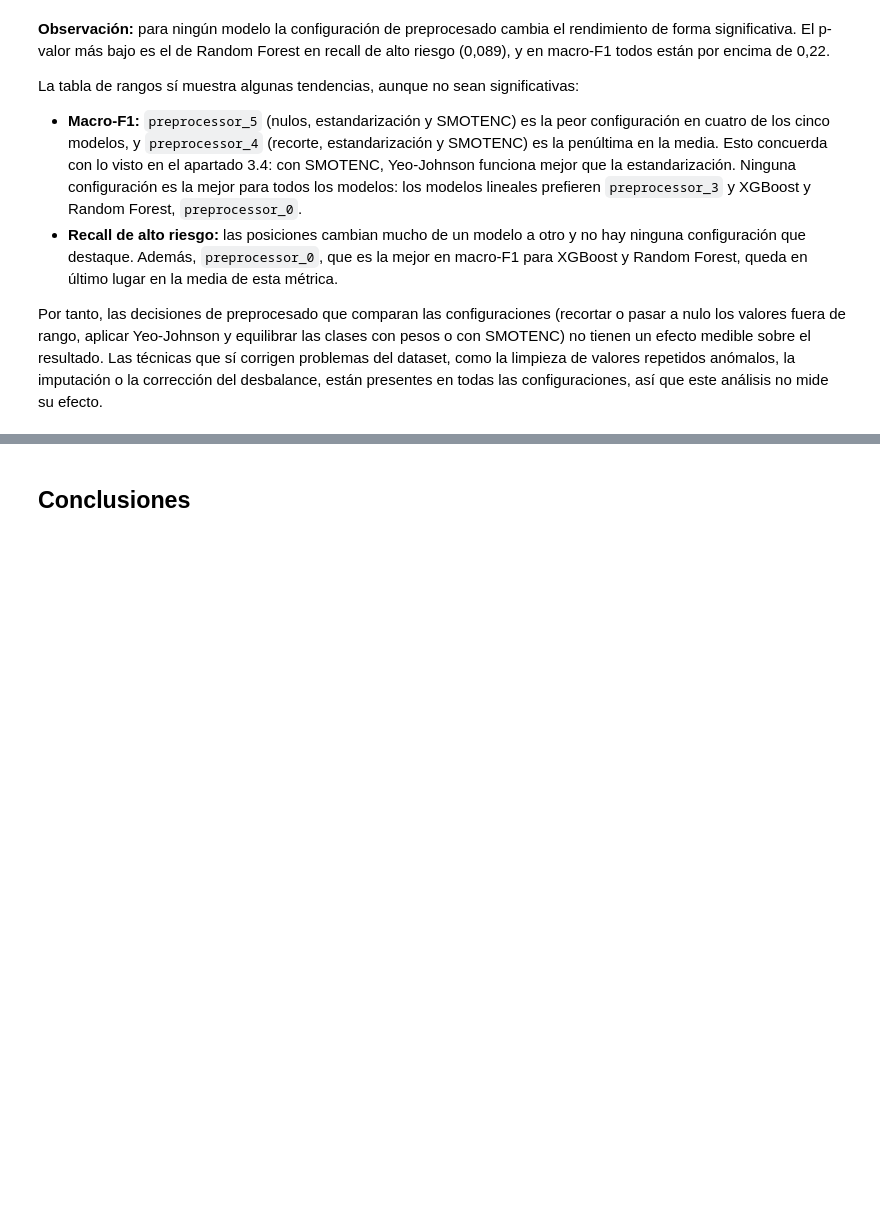
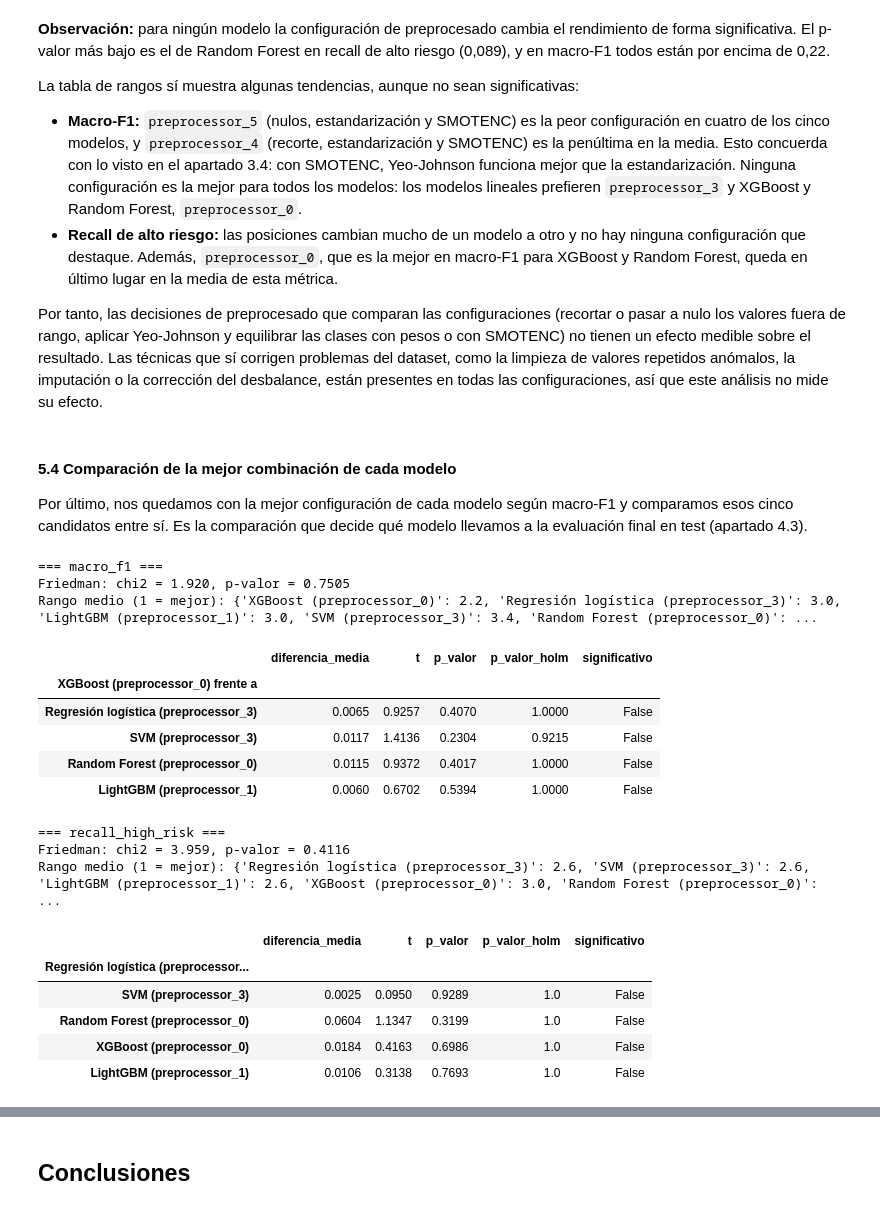
Before and after one commit to alberct96/ML-Entregable1, a Jupyter notebook: ML-Entregable1.ipynb, the cells around one changed output, grey strips where cells are left out. Cells and saved outputs as stored; diff of their text form; code cells hidden in the pictures; blank space fills up the shorter version.

Commit message:
test estadísticos: comparación de la mejor combinación de cada modelo

```diff
--- a/ML-Entregable1.ipynb
+++ b/ML-Entregable1.ipynb
@@ -2570,3 +2570,43 @@ La tabla de rangos sí muestra algunas tendencias, aunque no sean significativas
 - **Recall de alto riesgo:** las posiciones cambian mucho de un modelo a otro y no hay ninguna configuración que destaque. Además, `preprocessor_0`, que es la mejor en macro-F1 para XGBoost y Random Forest, queda en último lugar en la media de esta métrica.
 
 Por tanto, las decisiones de preprocesado que comparan las configuraciones (recortar o pasar a nulo los valores fuera de rango, aplicar Yeo-Johnson y equilibrar las clases con pesos o con SMOTENC) no tienen un efecto medible sobre el resultado. Las técnicas que sí corrigen problemas del dataset, como la limpieza de valores repetidos anómalos, la imputación o la corrección del desbalance, están presentes en todas las configuraciones, así que este análisis no mide su efecto.
+# %% [markdown]
+#### 5.4 Comparación de la mejor combinación de cada modelo
+
+Por último, nos quedamos con la mejor configuración de cada modelo según macro-F1 y comparamos esos cinco candidatos entre sí. Es la comparación que decide qué modelo llevamos a la evaluación final en test (apartado 4.3).
+# %%
+# Mejor configuración de cada modelo según su macro-F1 media
+best_config_by_model = {
+    model_name: max(preprocessors, key=lambda config: cv_fold_scores[(config, model_name)]["macro_f1"].mean())
+    for model_name in model_specs
+}
+
+for metric in ["macro_f1", "recall_high_risk"]:
+    scores = pd.DataFrame({
+        f"{model_name} ({config})": cv_fold_scores[(config, model_name)][metric].values
+        for model_name, config in best_config_by_model.items()
+    })
+    statistic, p_value, mean_ranks = friedman_test(scores)
+    print(f"=== {metric} ===")
+    print(f"Friedman: chi2 = {statistic:.3f}, p-valor = {p_value:.4f}")
+    print("Rango medio (1 = mejor):", mean_ranks.round(2).to_dict())
+    display(compare_with_best(scores).round(4))
+# %% [output]
+=== macro_f1 ===
+Friedman: chi2 = 1.920, p-valor = 0.7505
+Rango medio (1 = mejor): {'XGBoost (preprocessor_0)': 2.2, 'Regresión logística (preprocessor_3)': 3.0, 'LightGBM (preprocessor_1)': 3.0, 'SVM (preprocessor_3)': 3.4, 'Random Forest (preprocessor_0)': ...
+|  | diferencia_media | t | p_valor | p_valor_holm | significativo |
+| XGBoost (preprocessor_0) frente a |  |  |  |  |  |
+| Regresión logística (preprocessor_3) | 0.0065 | 0.9257 | 0.4070 | 1.0000 | False |
+| SVM (preprocessor_3) | 0.0117 | 1.4136 | 0.2304 | 0.9215 | False |
+| Random Forest (preprocessor_0) | 0.0115 | 0.9372 | 0.4017 | 1.0000 | False |
+| LightGBM (preprocessor_1) | 0.0060 | 0.6702 | 0.5394 | 1.0000 | False |
+=== recall_high_risk ===
+Friedman: chi2 = 3.959, p-valor = 0.4116
+Rango medio (1 = mejor): {'Regresión logística (preprocessor_3)': 2.6, 'SVM (preprocessor_3)': 2.6, 'LightGBM (preprocessor_1)': 2.6, 'XGBoost (preprocessor_0)': 3.0, 'Random Forest (preprocessor_0)': ...
+|  | diferencia_media | t | p_valor | p_valor_holm | significativo |
+| Regresión logística (preprocessor... |  |  |  |  |  |
+| SVM (preprocessor_3) | 0.0025 | 0.0950 | 0.9289 | 1.0 | False |
+| Random Forest (preprocessor_0) | 0.0604 | 1.1347 | 0.3199 | 1.0 | False |
+| XGBoost (preprocessor_0) | 0.0184 | 0.4163 | 0.6986 | 1.0 | False |
+| LightGBM (preprocessor_1) | 0.0106 | 0.3138 | 0.7693 | 1.0 | False |
```
Also changed, not shown: parts of 1 cell of this notebook.
